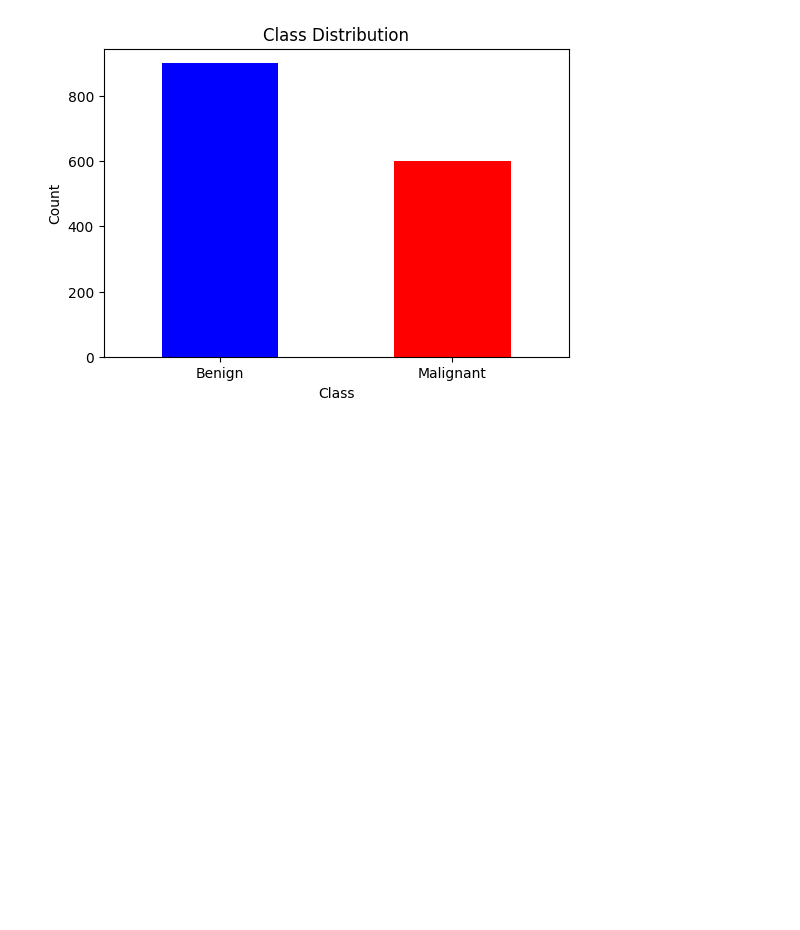
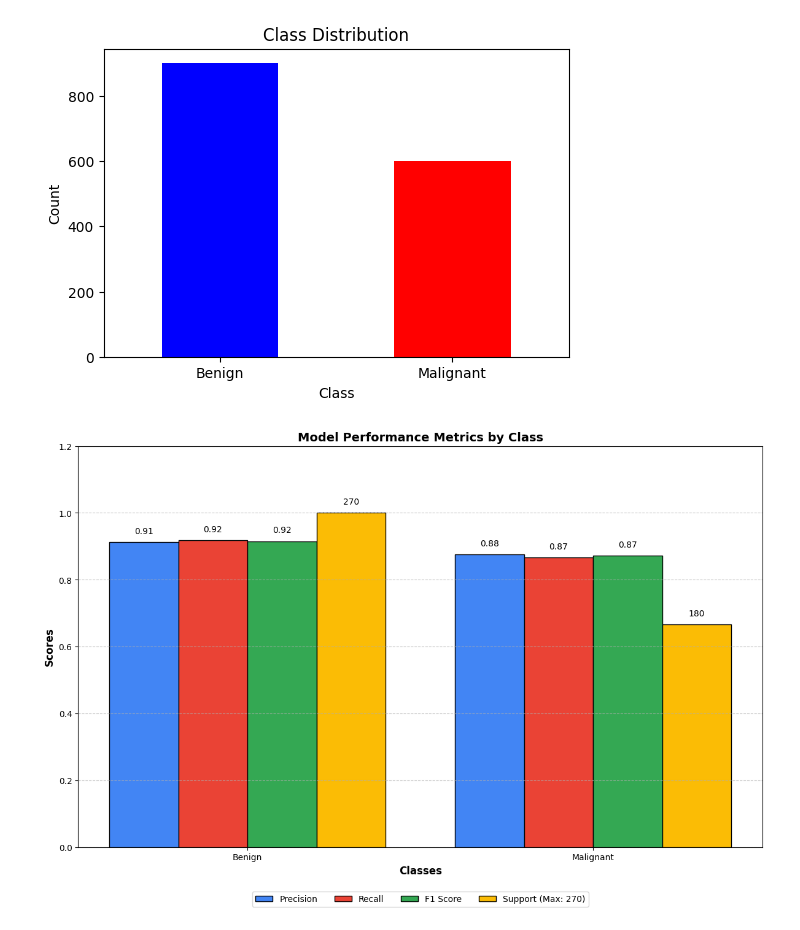
Before and after one commit to gentlsnek/MinorProject, a Jupyter notebook: modelv3.ipynb, the cells around one changed output. Cells and saved outputs as stored; diff of their text form; code cells hidden in the pictures; blank space fills up the shorter version.

```diff
--- a/modelv3.ipynb
+++ b/modelv3.ipynb
@@ -260,3 +260,57 @@ plt.xticks(ticks=[0, 1], labels=['Benign', 'Malignant'], rotation=0)
 plt.show()
 # %% [output]
 [figure]
+# %%
+from sklearn.metrics import precision_recall_fscore_support
+import numpy as np
+import matplotlib.pyplot as plt
+
+# Calculate precision, recall, f1-score and support for each class
+precision, recall, f1, support = precision_recall_fscore_support(y_test_numpy, y_pred_class, zero_division=1)
+
+# Create figure and axis
+fig, ax = plt.subplots(figsize=(12, 8))
+
+# Set width of bar and positions
+barWidth = 0.2
+r1 = np.arange(len(precision))
+r2 = [x + barWidth for x in r1]
+r3 = [x + barWidth for x in r2]
+r4 = [x + barWidth for x in r3]
+
+# Create bars
+ax.bar(r1, precision, width=barWidth, label='Precision', color='#4285F4', edgecolor='black')
+ax.bar(r2, recall, width=barWidth, label='Recall', color='#EA4335', edgecolor='black')
+ax.bar(r3, f1, width=barWidth, label='F1 Score', color='#34A853', edgecolor='black')
+
+# For support, we need to normalize it since it could be much larger
+max_support = max(support)
+normalized_support = [s/max_support for s in support]
+ax.bar(r4, normalized_support, width=barWidth, label=f'Support (Max: {max_support})', color='#FBBC05', edgecolor='black')
+
+# Add labels and title
+plt.xlabel('Classes', fontweight='bold', fontsize=12)
+plt.ylabel('Scores', fontweight='bold', fontsize=12)
+plt.xticks([r + barWidth*1.5 for r in range(len(precision))], ['Benign', 'Malignant'])
+plt.title('Model Performance Metrics by Class', fontweight='bold', fontsize=14)
+
+# Add value labels on top of bars
+for i, r_list in enumerate([r1, r2, r3]):
+    for j, r_val in enumerate(r_list):
+        values = [precision, recall, f1]
+        plt.text(r_val, values[i][j] + 0.02, f'{values[i][j]:.2f}', ha='center', va='bottom', fontsize=10)
+
+# For support, add the actual values
+for i, r_val in enumerate(r4):
+    plt.text(r_val, normalized_support[i] + 0.02, f'{support[i]}', ha='center', va='bottom', fontsize=10)
+
+# Add legend
+plt.legend(loc='upper center', bbox_to_anchor=(0.5, -0.1), ncol=4)
+
+# Adjust layout and display
+plt.tight_layout()
+plt.grid(axis='y', linestyle='--', alpha=0.7)
+plt.ylim(0, 1.2)  # Set y-axis limit with some padding for text
+plt.show()
+# %% [output]
+[figure, added]
```
Also changed, not shown: parts of 3 cells of this notebook, 4 other files.
